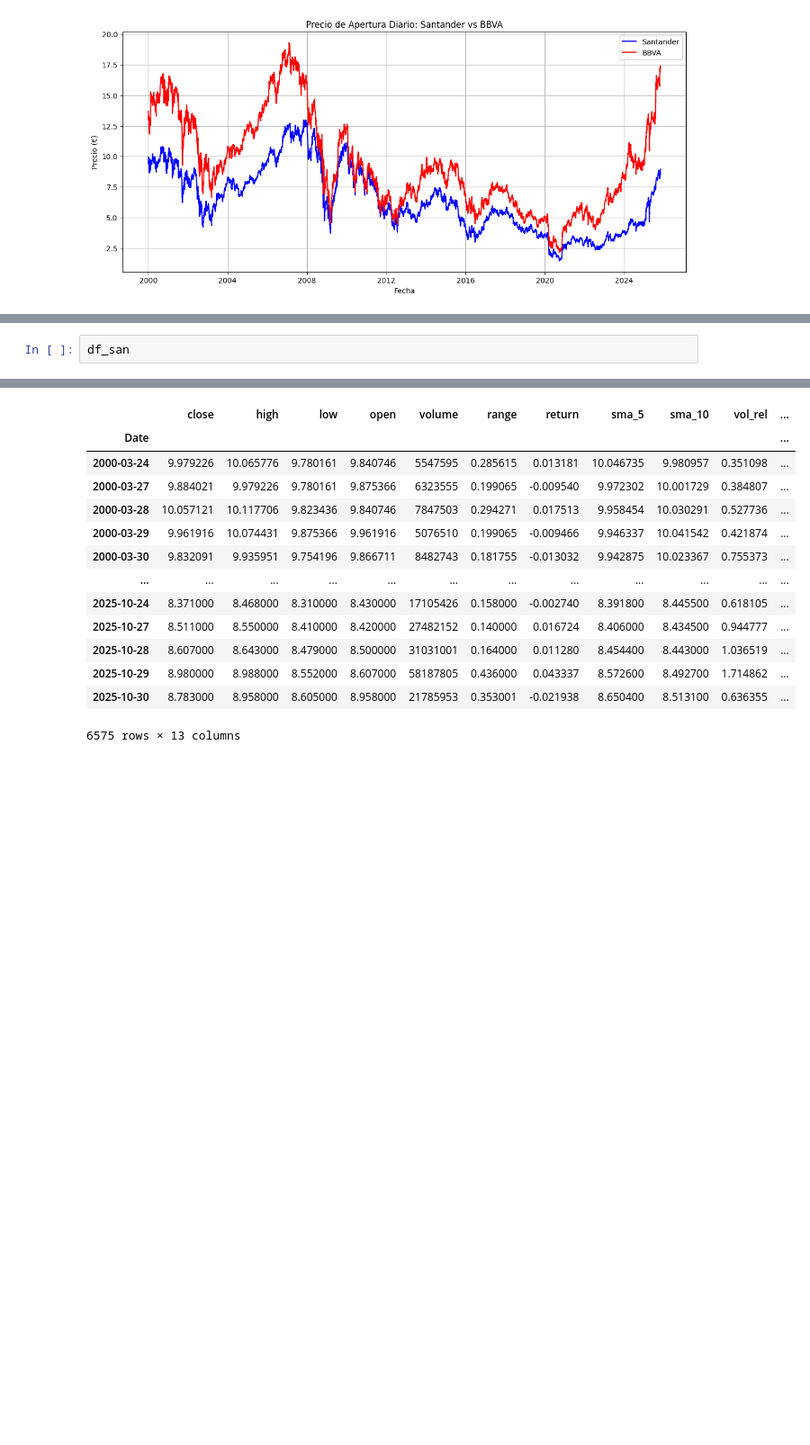
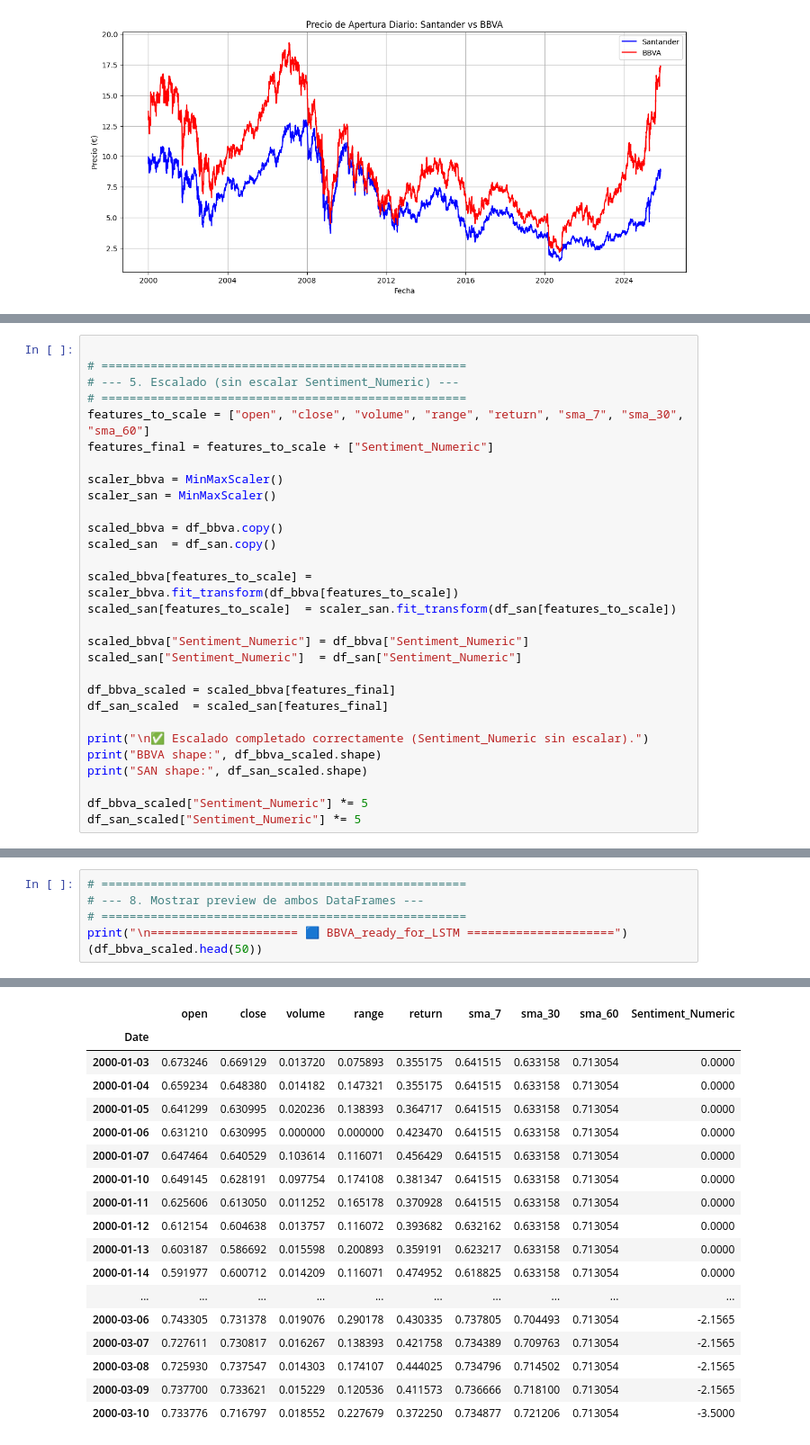
Before and after one commit to josean9/Caso02_Prediccion_BBVA_SANTANDER, a Jupyter notebook: notebooks/notebook2.ipynb, the cells around one changed output, grey strips where cells are left out. Shown at 90% size. Cells and saved outputs as stored; diff of their text form; blank space fills up the shorter version.

```diff
--- a/notebooks/notebook2.ipynb
+++ b/notebooks/notebook2.ipynb
@@ -260,0 +252,29 @@ df_bbva = df_bbva[[
+# %%
+
+# ====================================================
+# --- 5. Escalado (sin escalar Sentiment_Numeric) ---
+# ====================================================
+features_to_scale = ["open", "close", "volume", "range", "return", "sma_7", "sma_30", "sma_60"]
+features_final = features_to_scale + ["Sentiment_Numeric"]
+
+scaler_bbva = MinMaxScaler()
+scaler_san = MinMaxScaler()
+
+scaled_bbva = df_bbva.copy()
+scaled_san  = df_san.copy()
+
+scaled_bbva[features_to_scale] = scaler_bbva.fit_transform(df_bbva[features_to_scale])
+scaled_san[features_to_scale]  = scaler_san.fit_transform(df_san[features_to_scale])
+
+scaled_bbva["Sentiment_Numeric"] = df_bbva["Sentiment_Numeric"]
+scaled_san["Sentiment_Numeric"]  = df_san["Sentiment_Numeric"]
+
+df_bbva_scaled = scaled_bbva[features_final]
+df_san_scaled  = scaled_san[features_final]
+
+print("\n✅ Escalado completado correctamente (Sentiment_Numeric sin escalar).")
+print("BBVA shape:", df_bbva_scaled.shape)
+print("SAN shape:", df_san_scaled.shape)
+
+df_bbva_scaled["Sentiment_Numeric"] *= 5
+df_san_scaled["Sentiment_Numeric"] *= 5
@@ -261,3 +312,7 @@ df_bbva = df_bbva[[
 # %%
-df_san
+# ====================================================
+# --- 8. Mostrar preview de ambos DataFrames ---
+# ====================================================
+print("\n===================== 🟦 BBVA_ready_for_LSTM =====================")
+(df_bbva_scaled.head(50))
 # %% [output]
@@ -264,14 +320,18 @@ df_san
-|  | close | high | low | open | volume | range | return | sma_5 | sma_10 | vol_rel | ... |
-| Date |  |  |  |  |  |  |  |  |  |  | ... |
-| 2000-03-24 | 9.979226 | 10.065776 | 9.780161 | 9.840746 | 5547595 | 0.285615 | 0.013181 | 10.046735 | 9.980957 | 0.351098 | ... |
-| 2000-03-27 | 9.884021 | 9.979226 | 9.780161 | 9.875366 | 6323555 | 0.199065 | -0.009540 | 9.972302 | 10.001729 | 0.384807 | ... |
-| 2000-03-28 | 10.057121 | 10.117706 | 9.823436 | 9.840746 | 7847503 | 0.294271 | 0.017513 | 9.958454 | 10.030291 | 0.527736 | ... |
-| 2000-03-29 | 9.961916 | 10.074431 | 9.875366 | 9.961916 | 5076510 | 0.199065 | -0.009466 | 9.946337 | 10.041542 | 0.421874 | ... |
-| 2000-03-30 | 9.832091 | 9.935951 | 9.754196 | 9.866711 | 8482743 | 0.181755 | -0.013032 | 9.942875 | 10.023367 | 0.755373 | ... |
-| ... | ... | ... | ... | ... | ... | ... | ... | ... | ... | ... | ... |
-| 2025-10-24 | 8.371000 | 8.468000 | 8.310000 | 8.430000 | 17105426 | 0.158000 | -0.002740 | 8.391800 | 8.445500 | 0.618105 | ... |
-| 2025-10-27 | 8.511000 | 8.550000 | 8.410000 | 8.420000 | 27482152 | 0.140000 | 0.016724 | 8.406000 | 8.434500 | 0.944777 | ... |
-| 2025-10-28 | 8.607000 | 8.643000 | 8.479000 | 8.500000 | 31031001 | 0.164000 | 0.011280 | 8.454400 | 8.443000 | 1.036519 | ... |
-| 2025-10-29 | 8.980000 | 8.988000 | 8.552000 | 8.607000 | 58187805 | 0.436000 | 0.043337 | 8.572600 | 8.492700 | 1.714862 | ... |
-| 2025-10-30 | 8.783000 | 8.958000 | 8.605000 | 8.958000 | 21785953 | 0.353001 | -0.021938 | 8.650400 | 8.513100 | 0.636355 | ... |
+|  | open | close | volume | range | return | sma_7 | sma_30 | sma_60 | Sentiment_Numeric |
+| Date |  |  |  |  |  |  |  |  |  |
+| 2000-01-03 | 0.673246 | 0.669129 | 0.013720 | 0.075893 | 0.355175 | 0.641515 | 0.633158 | 0.713054 | 0.0000 |
+| 2000-01-04 | 0.659234 | 0.648380 | 0.014182 | 0.147321 | 0.355175 | 0.641515 | 0.633158 | 0.713054 | 0.0000 |
+| 2000-01-05 | 0.641299 | 0.630995 | 0.020236 | 0.138393 | 0.364717 | 0.641515 | 0.633158 | 0.713054 | 0.0000 |
+| 2000-01-06 | 0.631210 | 0.630995 | 0.000000 | 0.000000 | 0.423470 | 0.641515 | 0.633158 | 0.713054 | 0.0000 |
+| 2000-01-07 | 0.647464 | 0.640529 | 0.103614 | 0.116071 | 0.456429 | 0.641515 | 0.633158 | 0.713054 | 0.0000 |
+| 2000-01-10 | 0.649145 | 0.628191 | 0.097754 | 0.174108 | 0.381347 | 0.641515 | 0.633158 | 0.713054 | 0.0000 |
+| 2000-01-11 | 0.625606 | 0.613050 | 0.011252 | 0.165178 | 0.370928 | 0.641515 | 0.633158 | 0.713054 | 0.0000 |
+| 2000-01-12 | 0.612154 | 0.604638 | 0.013757 | 0.116072 | 0.393682 | 0.632162 | 0.633158 | 0.713054 | 0.0000 |
+| 2000-01-13 | 0.603187 | 0.586692 | 0.015598 | 0.200893 | 0.359191 | 0.623217 | 0.633158 | 0.713054 | 0.0000 |
+| 2000-01-14 | 0.591977 | 0.600712 | 0.014209 | 0.116071 | 0.474952 | 0.618825 | 0.633158 | 0.713054 | 0.0000 |
+| ... | ... | ... | ... | ... | ... | ... | ... | ... | ... |
+| 2000-03-06 | 0.743305 | 0.731378 | 0.019076 | 0.290178 | 0.430335 | 0.737805 | 0.704493 | 0.713054 | -2.1565 |
+| 2000-03-07 | 0.727611 | 0.730817 | 0.016267 | 0.138393 | 0.421758 | 0.734389 | 0.709763 | 0.713054 | -2.1565 |
+| 2000-03-08 | 0.725930 | 0.737547 | 0.014303 | 0.174107 | 0.444025 | 0.734796 | 0.714502 | 0.713054 | -2.1565 |
+| 2000-03-09 | 0.737700 | 0.733621 | 0.015229 | 0.120536 | 0.411573 | 0.736666 | 0.718100 | 0.713054 | -2.1565 |
+| 2000-03-10 | 0.733776 | 0.716797 | 0.018552 | 0.227679 | 0.372250 | 0.734877 | 0.721206 | 0.713054 | -3.5000 |
-6575 rows × 13 columns
```
Also changed, not shown: parts of 29 cells of this notebook, 8 other files.
